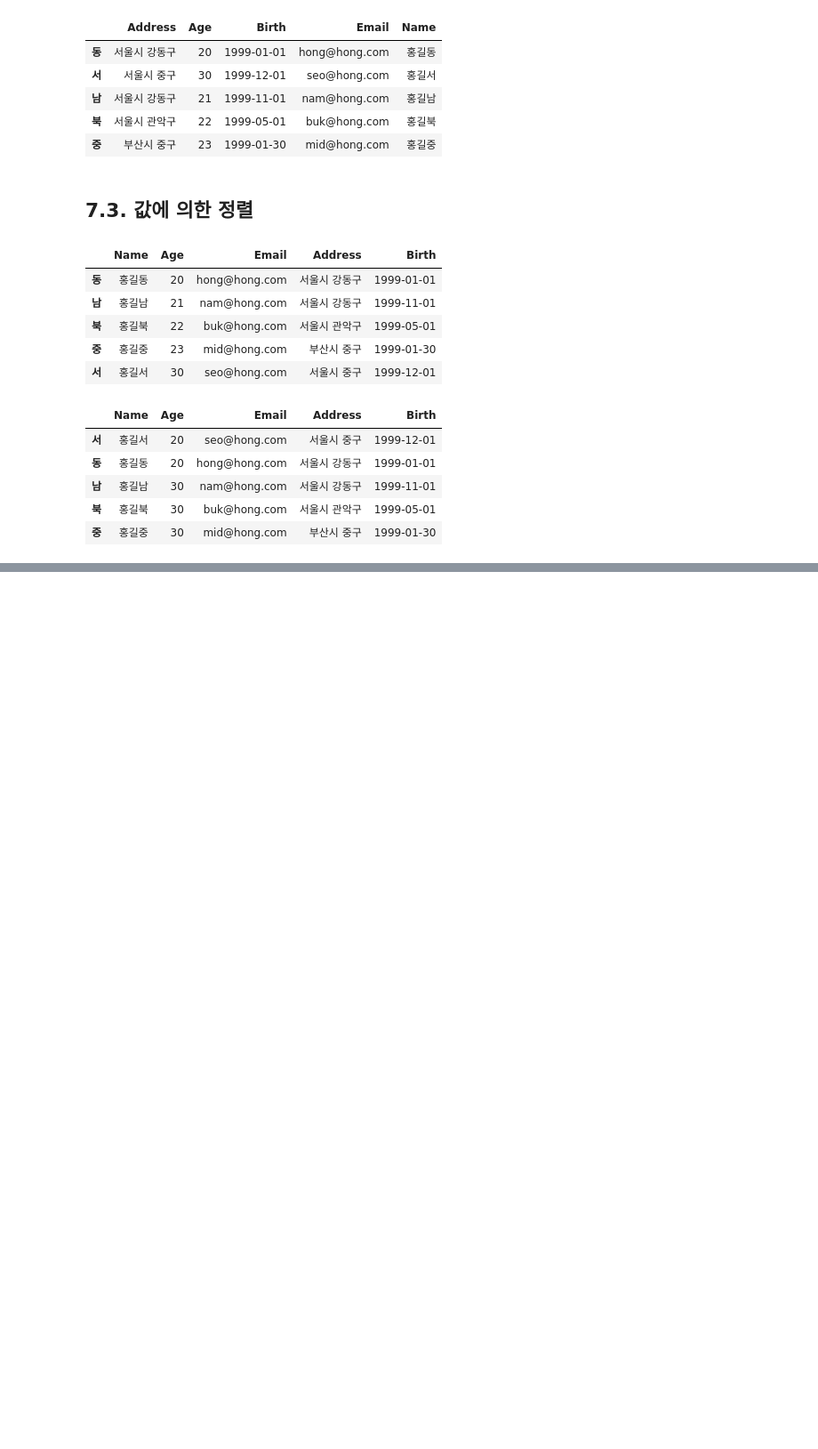
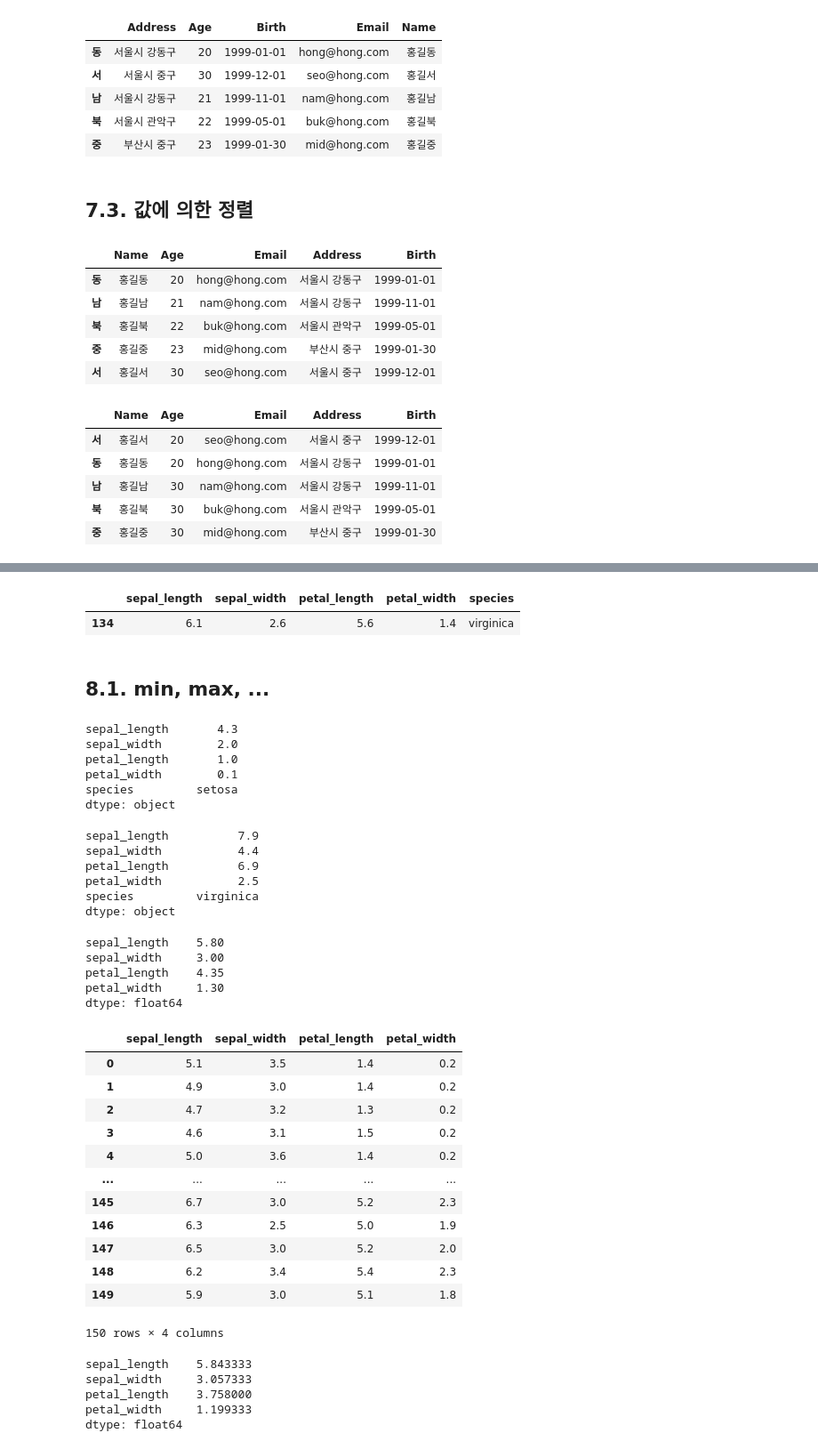
Before and after one commit to thre3o2wo/ai, a Jupyter notebook: source/01_python/ch11_데이터프레임과 시리즈 1~8절.ipynb, the cells around one changed output, grey strips where cells are left out. Shown at 89% size. Cells and saved outputs as stored; diff of their text form; code cells hidden in the pictures; blank space fills up the shorter version.

```diff
--- a/source/01_python/ch11_데이터프레임과 시리즈 1~8절.ipynb
+++ b/source/01_python/ch11_데이터프레임과 시리즈 1~8절.ipynb
@@ -1603,0 +1624,61 @@ member.sort_values(by=['Age', 'Birth'], ascending=[True, False])
+# %%
+from statsmodels.api import datasets
+iris = datasets.get_rdataset('iris').data
+iris.columns = [col.lower().replace('.','_') for col in iris.columns]
+iris.sample(1)
+# %% [output]
+|  | sepal_length | sepal_width | petal_length | petal_width | species |
+| 134 | 6.1 | 2.6 | 5.6 | 1.4 | virginica |
+# %% [markdown]
+## 8.1. min, max, ...
+# %%
+iris.min() #열별 최소값 (axis=0)
+# %% [output]
+sepal_length       4.3
+sepal_width        2.0
+petal_length       1.0
+petal_width        0.1
+species         setosa
+dtype: object
+# %%
+iris.max()
+# %% [output]
+sepal_length          7.9
+sepal_width           4.4
+petal_length          6.9
+petal_width           2.5
+species         virginica
+dtype: object
+# %%
+iris.median(axis=0, numeric_only=True) #str열(species) 때문에 에러 발생하니, 숫자 필드만 계산하도록 지정
+# %% [output]
+sepal_length    5.80
+sepal_width     3.00
+petal_length    4.35
+petal_width     1.30
+dtype: float64
+# %%
+X = iris.iloc[:,:-1]
+X
+# %% [output]
+|  | sepal_length | sepal_width | petal_length | petal_width |
+| 0 | 5.1 | 3.5 | 1.4 | 0.2 |
+| 1 | 4.9 | 3.0 | 1.4 | 0.2 |
+| 2 | 4.7 | 3.2 | 1.3 | 0.2 |
+| 3 | 4.6 | 3.1 | 1.5 | 0.2 |
+| 4 | 5.0 | 3.6 | 1.4 | 0.2 |
+| ... | ... | ... | ... | ... |
+| 145 | 6.7 | 3.0 | 5.2 | 2.3 |
+| 146 | 6.3 | 2.5 | 5.0 | 1.9 |
+| 147 | 6.5 | 3.0 | 5.2 | 2.0 |
+| 148 | 6.2 | 3.4 | 5.4 | 2.3 |
+| 149 | 5.9 | 3.0 | 5.1 | 1.8 |
+150 rows × 4 columns
+# %%
+X.mean() # 열별 평균 == 행들의 평균 (axis=0)
+# %% [output]
+sepal_length    5.843333
+sepal_width     3.057333
+petal_length    3.758000
+petal_width     1.199333
+dtype: float64
```
Also changed, not shown: parts of 24 cells of this notebook, 1 other file.
